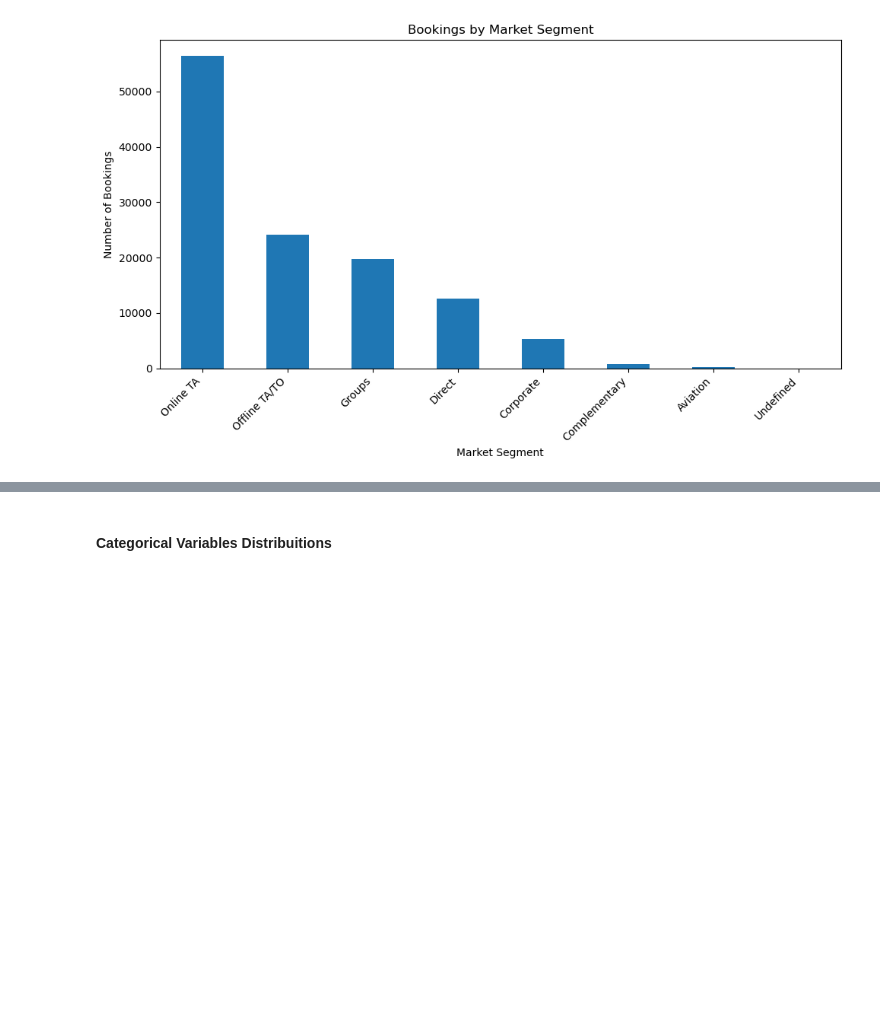
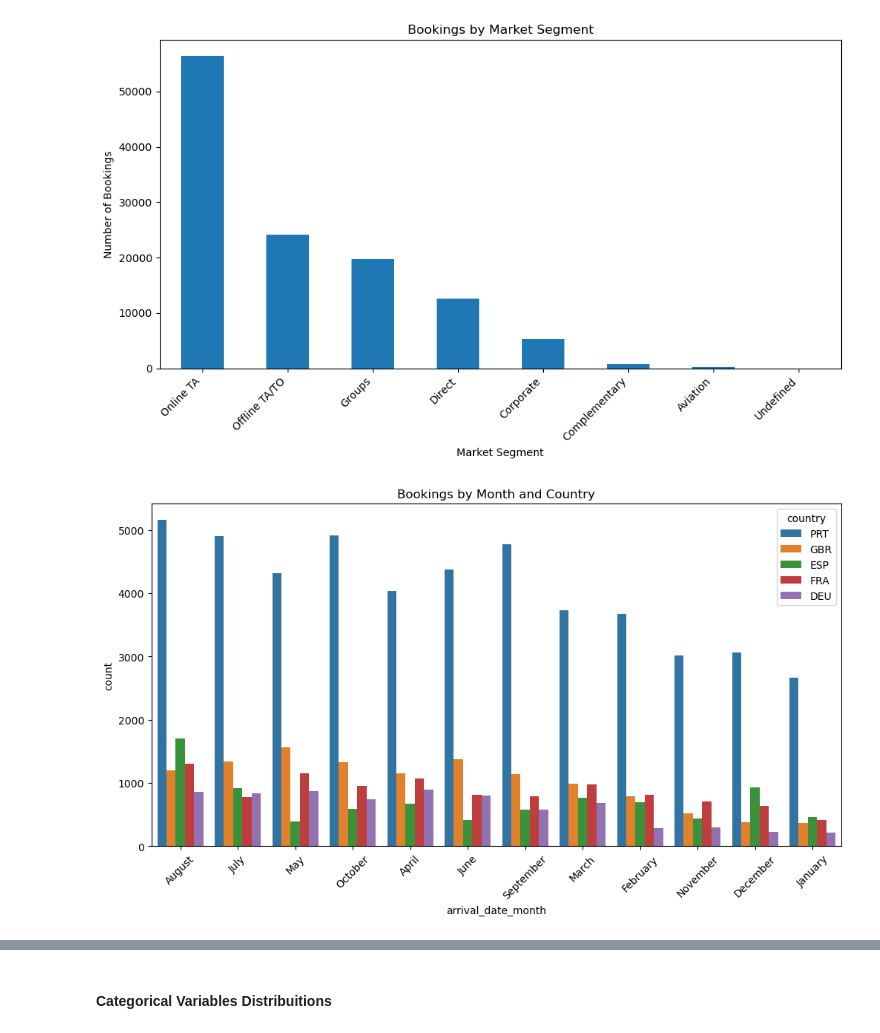
Before and after one commit to alexandreffs/UnsupervisedLearningProj, a Jupyter notebook: project.ipynb, the cells around one changed output, grey strips where cells are left out. Drawn from its saved outputs; the diff is of its cells as text; code cells hidden in the pictures; blank space fills up the shorter version.

```diff
--- a/project.ipynb
+++ b/project.ipynb
@@ -111,3 +126,17 @@ plt.tight_layout()
 plt.show()
 # %% [output]
 [figure]
+# %%
+top_countries = df["country"].value_counts().nlargest(5).index
+
+df_top = df[df["country"].isin(top_countries)]
+
+plt.figure(figsize=(12,6))
+sns.countplot(data=df_top, x="arrival_date_month", hue="country",
+              order=df["arrival_date_month"].value_counts().index)
+
+plt.xticks(rotation=45)
+plt.title("Bookings by Month and Country")
+plt.show()
+# %% [output]
+[figure, added]
```
Also changed, not shown: parts of 18 cells of this notebook, 1 other file.
